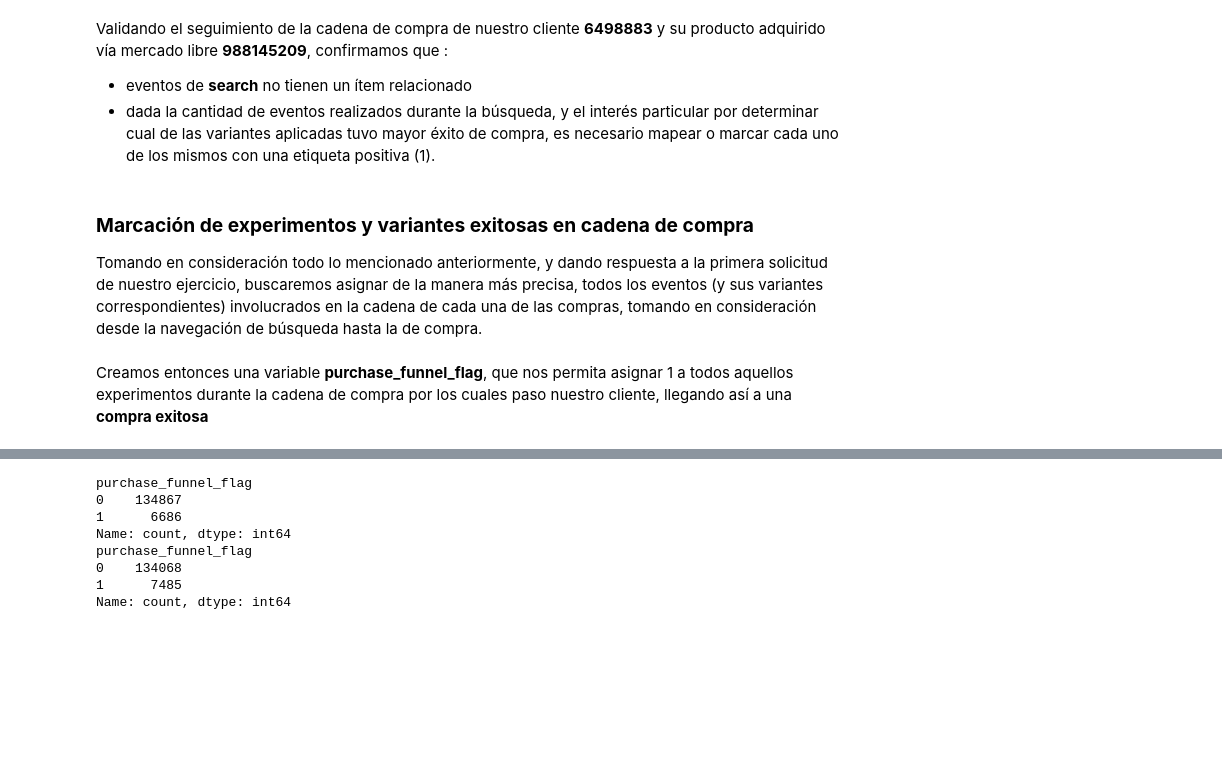
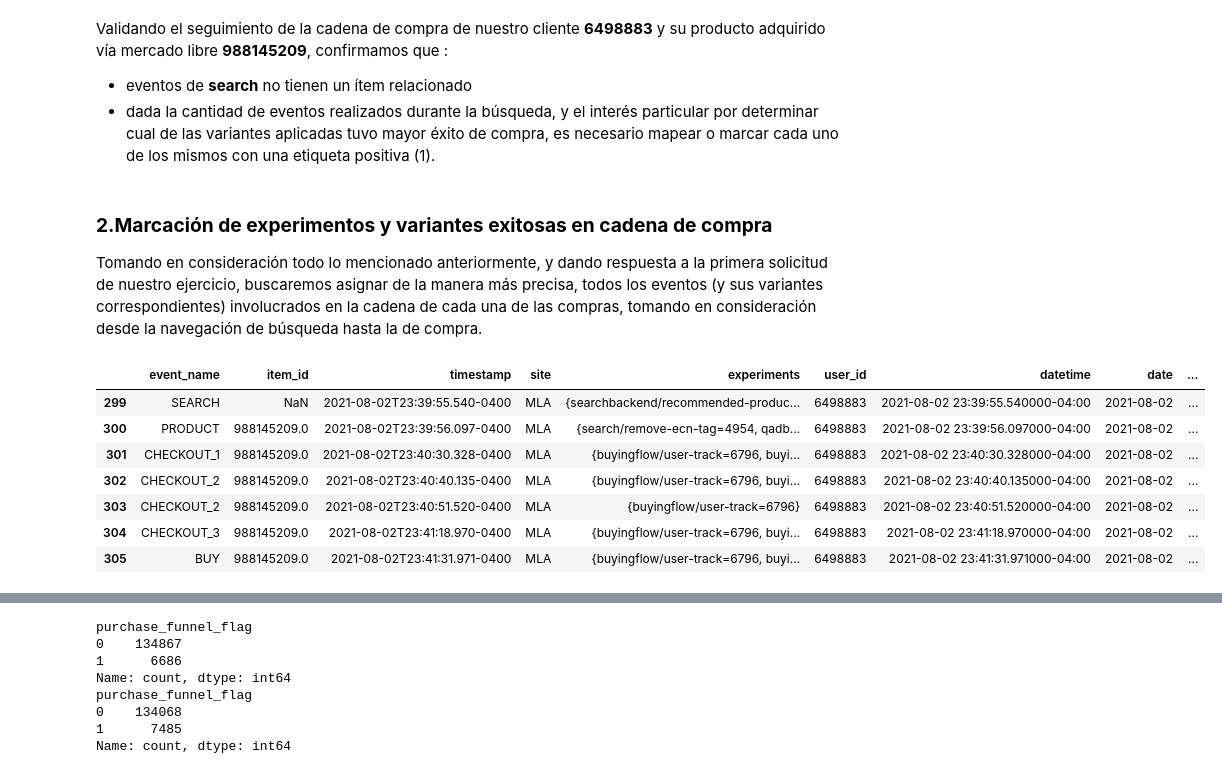
Before and after one commit to jmpaiba123/AB_Testing_Meli, a Jupyter notebook: jupyter_notebooks/01_EDA_AB_test_meli.ipynb, the cells around one changed output, grey strips where cells are left out. Drawn from its saved outputs; the diff is of its cells as text; code cells hidden in the pictures; blank space fills up the shorter version.

```diff
--- a/jupyter_notebooks/AB_testing_meli.ipynb
+++ b/jupyter_notebooks/01_EDA_AB_test_meli.ipynb
@@ -172,23 +186,30 @@ Validando el seguimiento de la cadena de compra de nuestro cliente **6498883** y
  * eventos de **search** no tienen un ítem relacionado
  * dada la cantidad de eventos realizados durante la búsqueda, y el interés particular por determinar cual de las variantes aplicadas tuvo mayor éxito de compra, es necesario mapear o marcar cada uno de los mismos con una etiqueta positiva (1).
 # %% [markdown]
-### **Marcación de experimentos y variantes exitosas en cadena de compra**
+### **2.Marcación de experimentos y variantes exitosas en cadena de compra**
 
 Tomando en consideración todo lo mencionado anteriormente, y dando respuesta a la primera solicitud de nuestro ejercicio, buscaremos asignar de la manera más precisa, todos los eventos (y sus variantes correspondientes) involucrados en la cadena de cada una de las compras, tomando en consideración desde la navegación de búsqueda hasta la de compra.
 # %%
-# Find all item_id and user_id pairs that end with a 'BUY' event
-buy_pairs = df[df['event_name'] == 'BUY'][['item_id', 'user_id']].drop_duplicates()
+# indentificacion de todas las compras ('BUY' event), considerando item_id & user_id
+compras = df[df['event_name'] == 'BUY'][['item_id', 'user_id']].drop_duplicates()
+dupla_compra = set(tuple(x) for x in compras.values)
 
-# Define a set for quick lookup
-buy_pairs_set = set(tuple(x) for x in buy_pairs.values)
-
-# Function to determine if the row is in the purchase funnel
+# funcion para determinar si un registro se encuentra en la cadena de compra
 def in_purchase_funnel(row):
     if pd.notna(row['item_id']):  # Only consider rows with a valid item_id
-        return 1 if (row['item_id'], row['user_id']) in buy_pairs_set else 0
+        return 1 if (row['item_id'], row['user_id']) in dupla_compra else 0
     return 0
 
-# Apply the function to create the purchase_funnel_flag column
+# aplicamos la funcion a nuestro df, e insertamos el fla en una nueva columna
 df['purchase_funnel_flag'] = df.apply(in_purchase_funnel, axis=1)
-# %% [markdown]
-Creamos entonces una variable **purchase_funnel_flag**, que nos permita asignar 1 a todos aquellos experimentos durante la cadena de compra por los cuales paso nuestro cliente, llegando así a una **compra exitosa**
+# %%
+df[df.user_id == 6498883].sort_values(by='datetime').loc[299:305]
+# %% [output]
+|  | event_name | item_id | timestamp | site | experiments | user_id | datetime | date | ... |
+| 299 | SEARCH | NaN | 2021-08-02T23:39:55.540-0400 | MLA | {searchbackend/recommended-produc... | 6498883 | 2021-08-02 23:39:55.540000-04:00 | 2021-08-02 | ... |
+| 300 | PRODUCT | 988145209.0 | 2021-08-02T23:39:56.097-0400 | MLA | {search/remove-ecn-tag=4954, qadb... | 6498883 | 2021-08-02 23:39:56.097000-04:00 | 2021-08-02 | ... |
+| 301 | CHECKOUT_1 | 988145209.0 | 2021-08-02T23:40:30.328-0400 | MLA | {buyingflow/user-track=6796, buyi... | 6498883 | 2021-08-02 23:40:30.328000-04:00 | 2021-08-02 | ... |
+| 302 | CHECKOUT_2 | 988145209.0 | 2021-08-02T23:40:40.135-0400 | MLA | {buyingflow/user-track=6796, buyi... | 6498883 | 2021-08-02 23:40:40.135000-04:00 | 2021-08-02 | ... |
+| 303 | CHECKOUT_2 | 988145209.0 | 2021-08-02T23:40:51.520-0400 | MLA | {buyingflow/user-track=6796} | 6498883 | 2021-08-02 23:40:51.520000-04:00 | 2021-08-02 | ... |
+| 304 | CHECKOUT_3 | 988145209.0 | 2021-08-02T23:41:18.970-0400 | MLA | {buyingflow/user-track=6796, buyi... | 6498883 | 2021-08-02 23:41:18.970000-04:00 | 2021-08-02 | ... |
+| 305 | BUY | 988145209.0 | 2021-08-02T23:41:31.971-0400 | MLA | {buyingflow/user-track=6796, buyi... | 6498883 | 2021-08-02 23:41:31.971000-04:00 | 2021-08-02 | ... |
```
Also changed, not shown: parts of 13 cells of this notebook.
